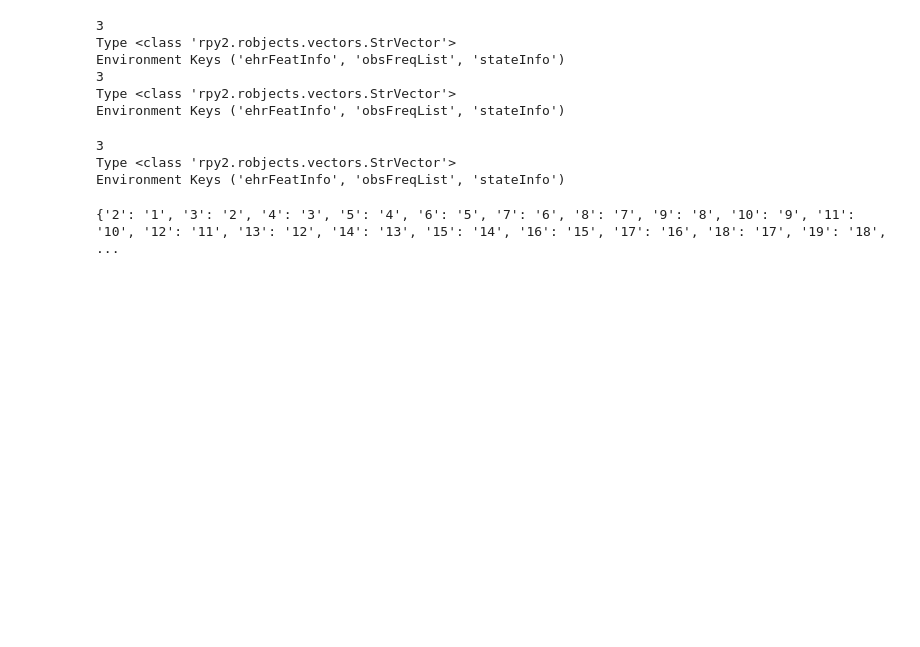
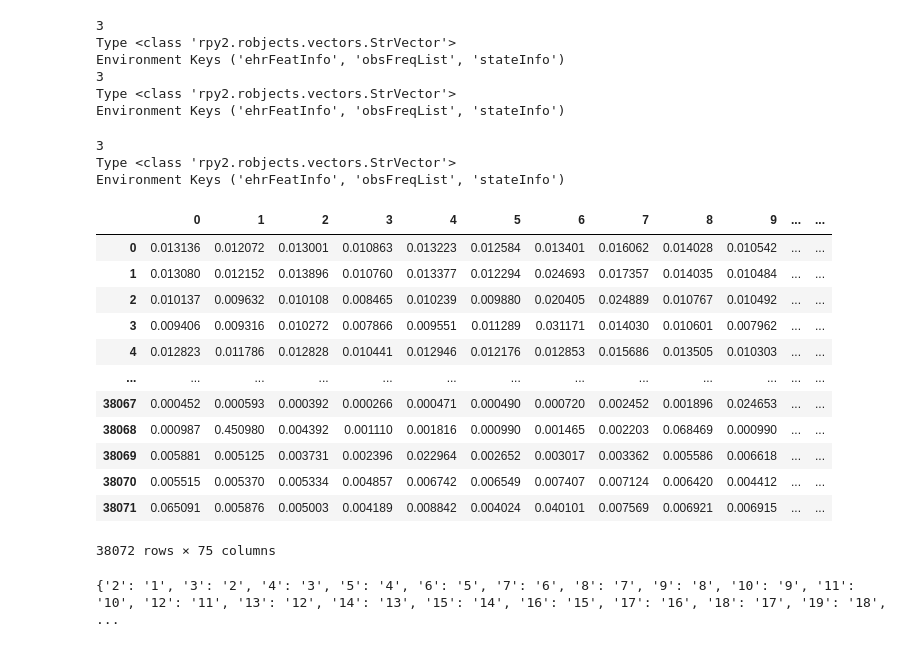
Before and after one commit to ashea2nd/VAE-EHR, a Jupyter notebook: mixehr_analysis/mixehr_topic_csv_preprocessing.ipynb, the cells around one changed output. Cells and saved outputs as stored; diff of their text form; code cells hidden in the pictures; blank space fills up the shorter version.

```diff
--- a/mixehr_analysis/mixehr_topic_csv_preprocessing.ipynb
+++ b/mixehr_analysis/mixehr_topic_csv_preprocessing.ipynb
@@ -67,6 +67,22 @@ Environment Keys ('ehrFeatInfo', 'obsFreqList', 'stateInfo')
 3
 Type <class 'rpy2.robjects.vectors.StrVector'>
 Environment Keys ('ehrFeatInfo', 'obsFreqList', 'stateInfo')
+# %%
+metaphe
+# %% [output]
+|  | 0 | 1 | 2 | 3 | 4 | 5 | 6 | 7 | 8 | 9 | ... | ... |
+| 0 | 0.013136 | 0.012072 | 0.013001 | 0.010863 | 0.013223 | 0.012584 | 0.013401 | 0.016062 | 0.014028 | 0.010542 | ... | ... |
+| 1 | 0.013080 | 0.012152 | 0.013896 | 0.010760 | 0.013377 | 0.012294 | 0.024693 | 0.017357 | 0.014035 | 0.010484 | ... | ... |
+| 2 | 0.010137 | 0.009632 | 0.010108 | 0.008465 | 0.010239 | 0.009880 | 0.020405 | 0.024889 | 0.010767 | 0.010492 | ... | ... |
+| 3 | 0.009406 | 0.009316 | 0.010272 | 0.007866 | 0.009551 | 0.011289 | 0.031171 | 0.014030 | 0.010601 | 0.007962 | ... | ... |
+| 4 | 0.012823 | 0.011786 | 0.012828 | 0.010441 | 0.012946 | 0.012176 | 0.012853 | 0.015686 | 0.013505 | 0.010303 | ... | ... |
+| ... | ... | ... | ... | ... | ... | ... | ... | ... | ... | ... | ... | ... |
+| 38067 | 0.000452 | 0.000593 | 0.000392 | 0.000266 | 0.000471 | 0.000490 | 0.000720 | 0.002452 | 0.001896 | 0.024653 | ... | ... |
+| 38068 | 0.000987 | 0.450980 | 0.004392 | 0.001110 | 0.001816 | 0.000990 | 0.001465 | 0.002203 | 0.068469 | 0.000990 | ... | ... |
+| 38069 | 0.005881 | 0.005125 | 0.003731 | 0.002396 | 0.022964 | 0.002652 | 0.003017 | 0.003362 | 0.005586 | 0.006618 | ... | ... |
+| 38070 | 0.005515 | 0.005370 | 0.005334 | 0.004857 | 0.006742 | 0.006549 | 0.007407 | 0.007124 | 0.006420 | 0.004412 | ... | ... |
+| 38071 | 0.065091 | 0.005876 | 0.005003 | 0.004189 | 0.008842 | 0.004024 | 0.040101 | 0.007569 | 0.006921 | 0.006915 | ... | ... |
+38072 rows × 75 columns
 # %%
 phi_with_pheNames = pd.read_csv("/Users/andrew/Documents/meng/mixEHR/data/precomputed_results/mixmimic/mimic_trainData_JCVB0_nmar_K75_iter5497_phi_normalized_WITH_PHENAMES.csv")
 # %%
```
Also changed, not shown: 9 other files.
